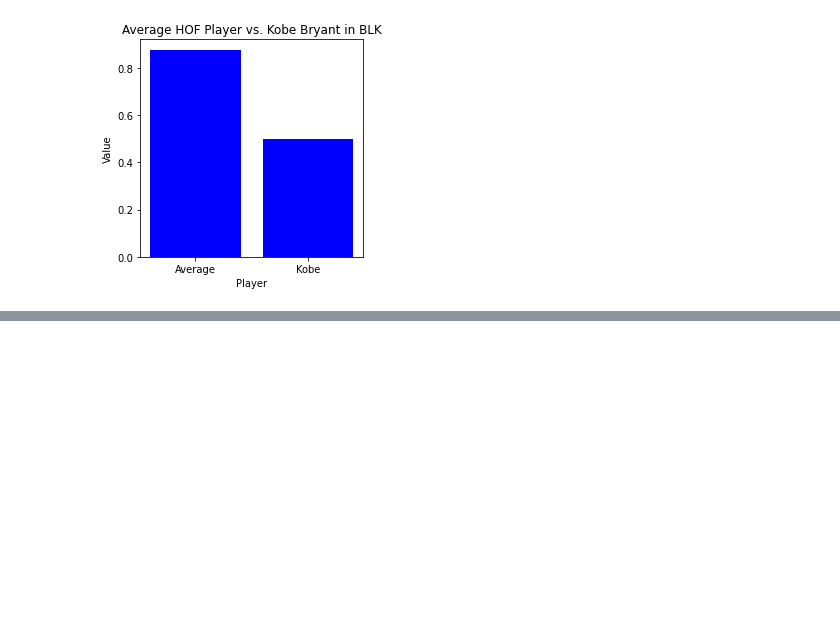
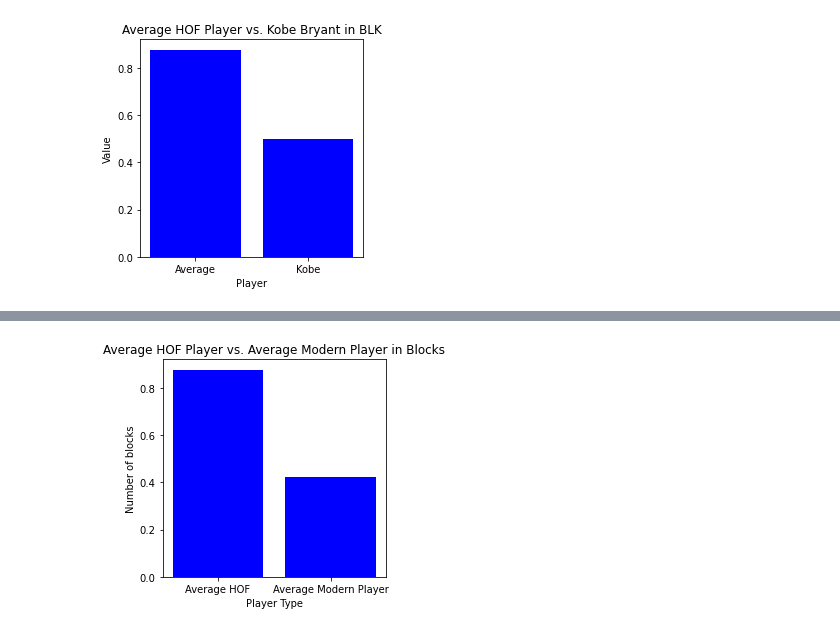
Before and after one commit to surmud/NBA-Hall-of-fame-predictor, a Jupyter notebook: hof.ipynb, the cells around one changed output, grey strips where cells are left out. Cells and saved outputs as stored; diff of their text form; code cells hidden in the pictures; blank space fills up the shorter version.

```diff
--- a/hof.ipynb
+++ b/hof.ipynb
@@ -237,0 +268,16 @@ for i in range(len(categories)):
+# %%
+# The era that HOF players come from was also known as the "bully ball era" where players were very aggresive inside of the arc and more shots were taken inside of the arc. In the NBA it is more common to get blocked inside the arc since that's where layups occur so with that in mind, we hypothesize that the average HOF player would have more blocks than the average modern player, since the average HOF player would be from the "bully ball" era, more layups and inside shots occured than three pointers, so the probability for a block should be higher. Furthermore, as shown prior, three point shots have been more perfected and common among modern NBA players, and the 3 point shot usually is not as blocked as much as a field goal/inside shot.
+
+avg_blk_hof = calc_category_average(hof_df, 'BLK')
+avg_blk_curr = calc_category_average(currSeasonStats, 'BLK')
+
+fig = plt.figure(figsize = (4, 4))
+plt.bar(['Average HOF', 'Average Modern Player'], [avg_blk_hof, avg_blk_curr], color ='blue',
+        width = 0.8)
+
+plt.xlabel("Player Type")
+plt.ylabel("Blocks per game")
+plt.title("Average HOF Player vs. Average Modern Player in Blocks")
+plt.show()
+# %% [output]
+[figure, added]
```
Also changed, not shown: parts of 4 cells of this notebook.
